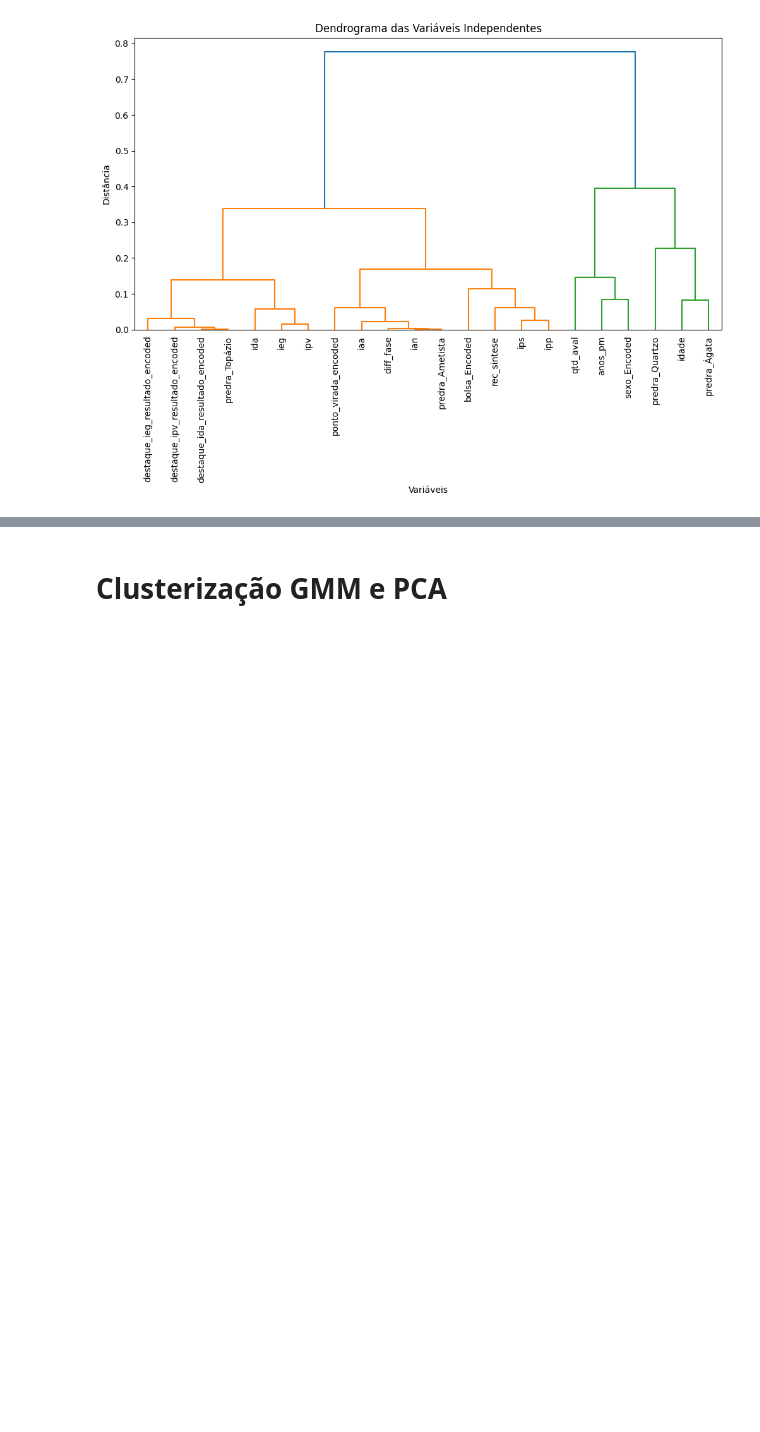
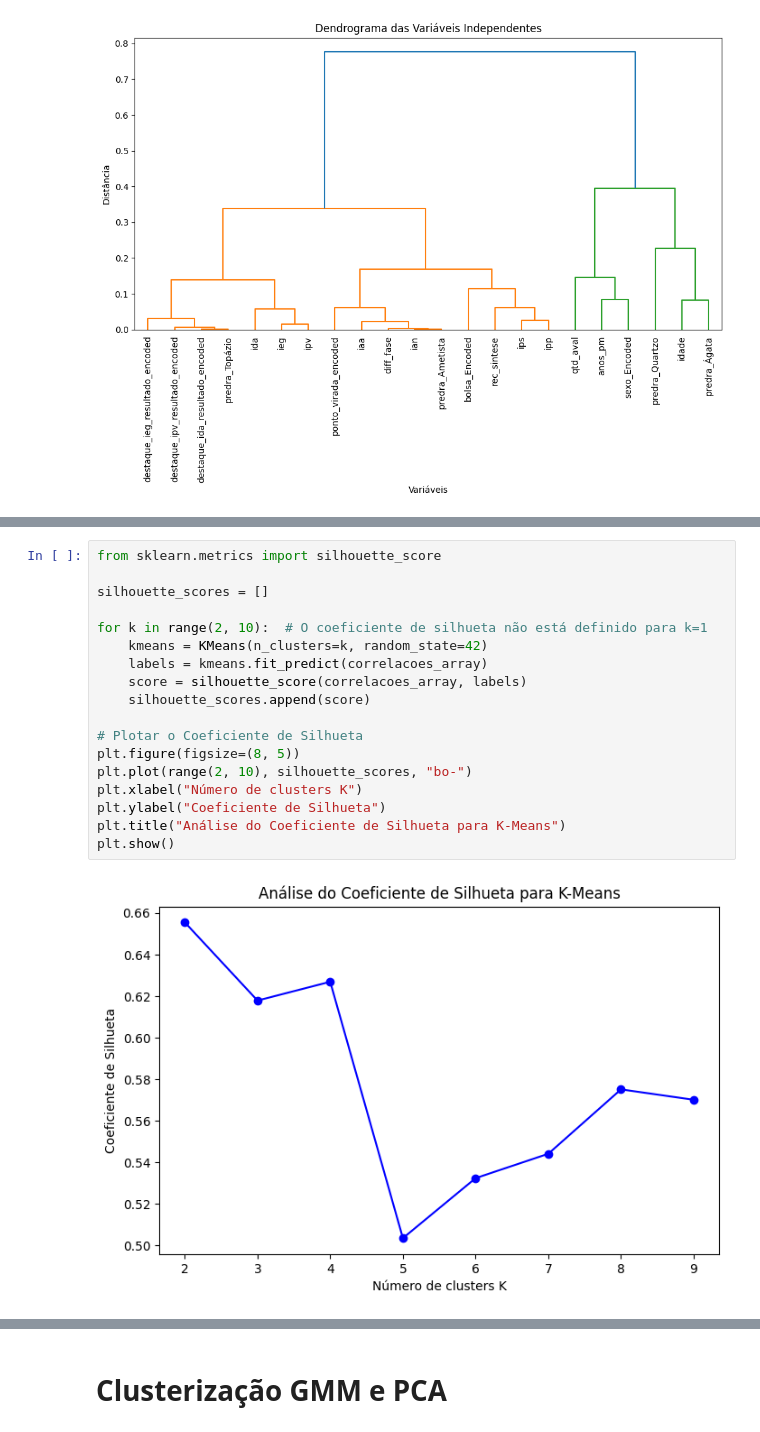
Before and after one commit to carlosvneves/fiap_datathonapp, a Jupyter notebook: notebooks/Clustering-Ranking.ipynb, the cells around one changed output, grey strips where cells are left out. Cells and saved outputs as stored; diff of their text form; blank space fills up the shorter version.

```diff
--- a/notebooks/Clustering-Ranking.ipynb
+++ b/notebooks/Clustering-Ranking.ipynb
@@ -801,0 +951,20 @@ fig.show()
+# %%
+from sklearn.metrics import silhouette_score
+
+silhouette_scores = []
+
+for k in range(2, 10):  # O coeficiente de silhueta não está definido para k=1
+    kmeans = KMeans(n_clusters=k, random_state=42)
+    labels = kmeans.fit_predict(correlacoes_array)
+    score = silhouette_score(correlacoes_array, labels)
+    silhouette_scores.append(score)
+
+# Plotar o Coeficiente de Silhueta
+plt.figure(figsize=(8, 5))
+plt.plot(range(2, 10), silhouette_scores, "bo-")
+plt.xlabel("Número de clusters K")
+plt.ylabel("Coeficiente de Silhueta")
+plt.title("Análise do Coeficiente de Silhueta para K-Means")
+plt.show()
+# %% [output]
+[figure, added]
```
Also changed, not shown: parts of 11 cells of this notebook.
